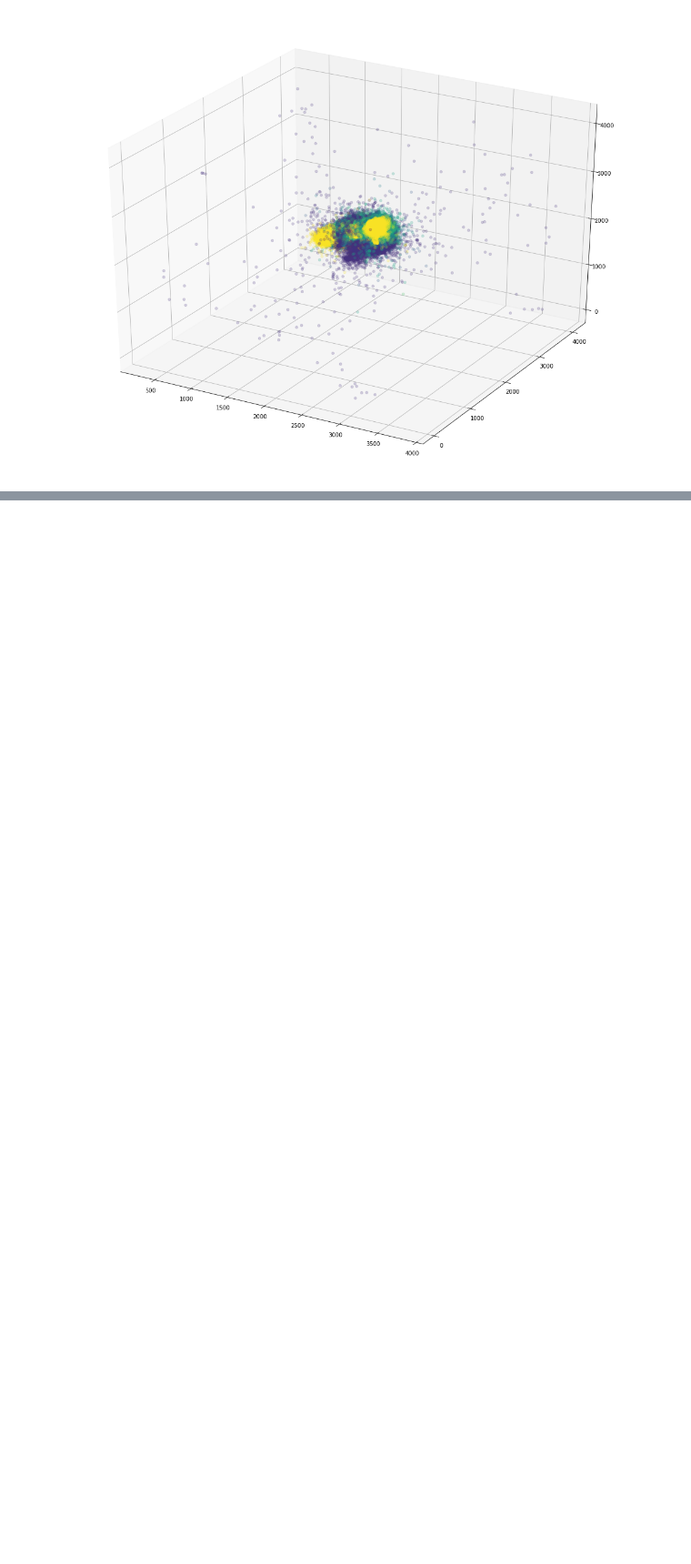
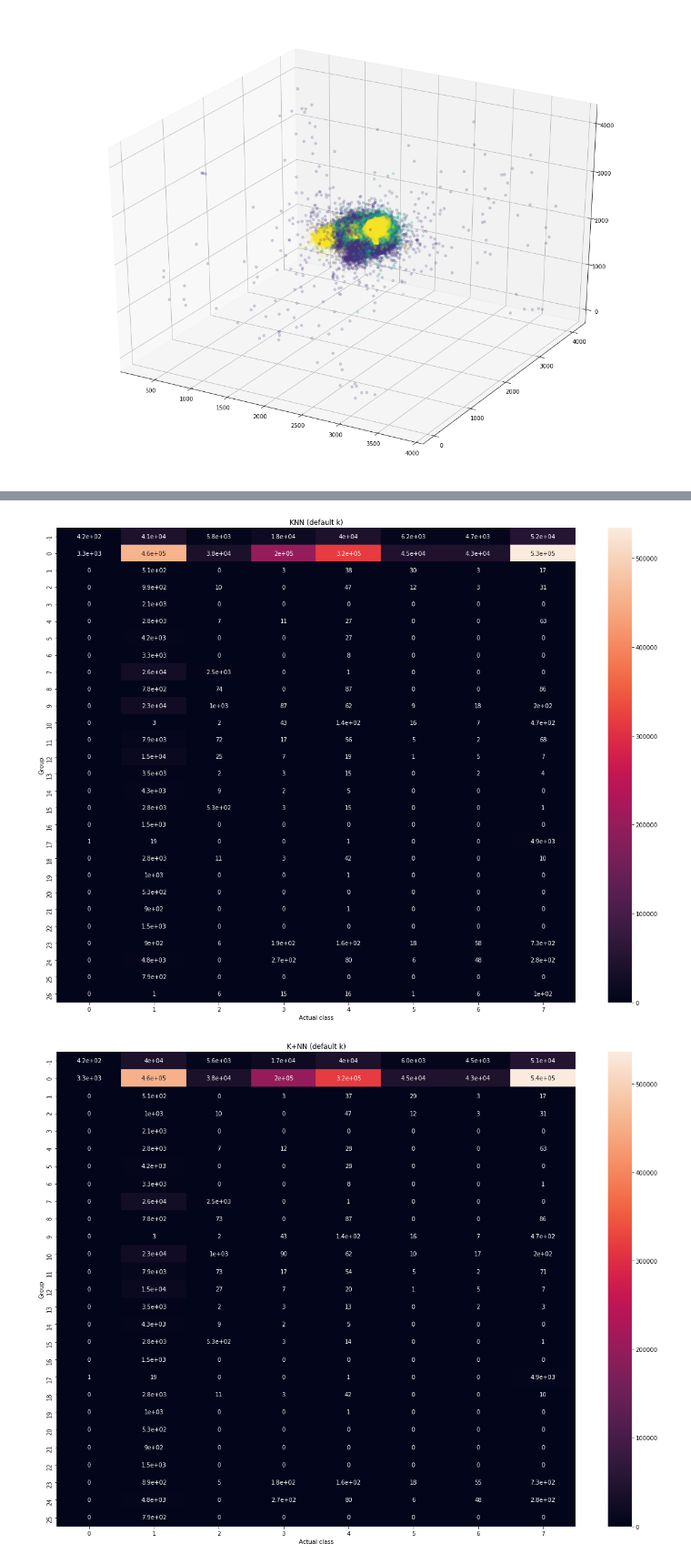
Before and after one commit to Delebrith/return-of-the-neighbours, a Jupyter notebook: experiments/classification_test.ipynb, the cells around one changed output, grey strips where cells are left out. Shown at 91% size. Cells and saved outputs as stored; diff of their text form; code cells hidden in the pictures; blank space fills up the shorter version.

```diff
--- a/experiments/classification_test.ipynb
+++ b/experiments/classification_test.ipynb
@@ -51,0 +83,25 @@ kpnn_result = pynbc.nbc_kpNN(k, pynbc.MIN_VALUE, data_features, True)
+# %%
+knn_result = np.array(knn_result)
+kpnn_result = np.array(kpnn_result)
+# %%
+def show_cmat(results, name):
+    cmat = confusion_matrix(data_target, np.array(results))
+
+    cmat_ = cmat[:,(cmat != 0).any(axis=0)]
+    cmat_ = cmat_.T
+    cmat_ = cmat_[:,(cmat_ != 0).any(axis=0)]
+    sns.heatmap(
+        cmat_, annot=True,
+        xticklabels=range(int(data_target.min()), int(data_target.max() + 1)),
+        yticklabels=range(int(results.min()), int(results.max() + 1))
+    )
+    plt.title(name)
+    plt.xlabel('Actual class')
+    plt.ylabel('Group')
+    plt.show()
+# %%
+show_cmat(knn_result, "KNN (default k)")
+show_cmat(kpnn_result, "K+NN (default k)")
+# %% [output]
+[figure, added]
+[figure, added]
```
Also changed, not shown: parts of 5 cells of this notebook.
